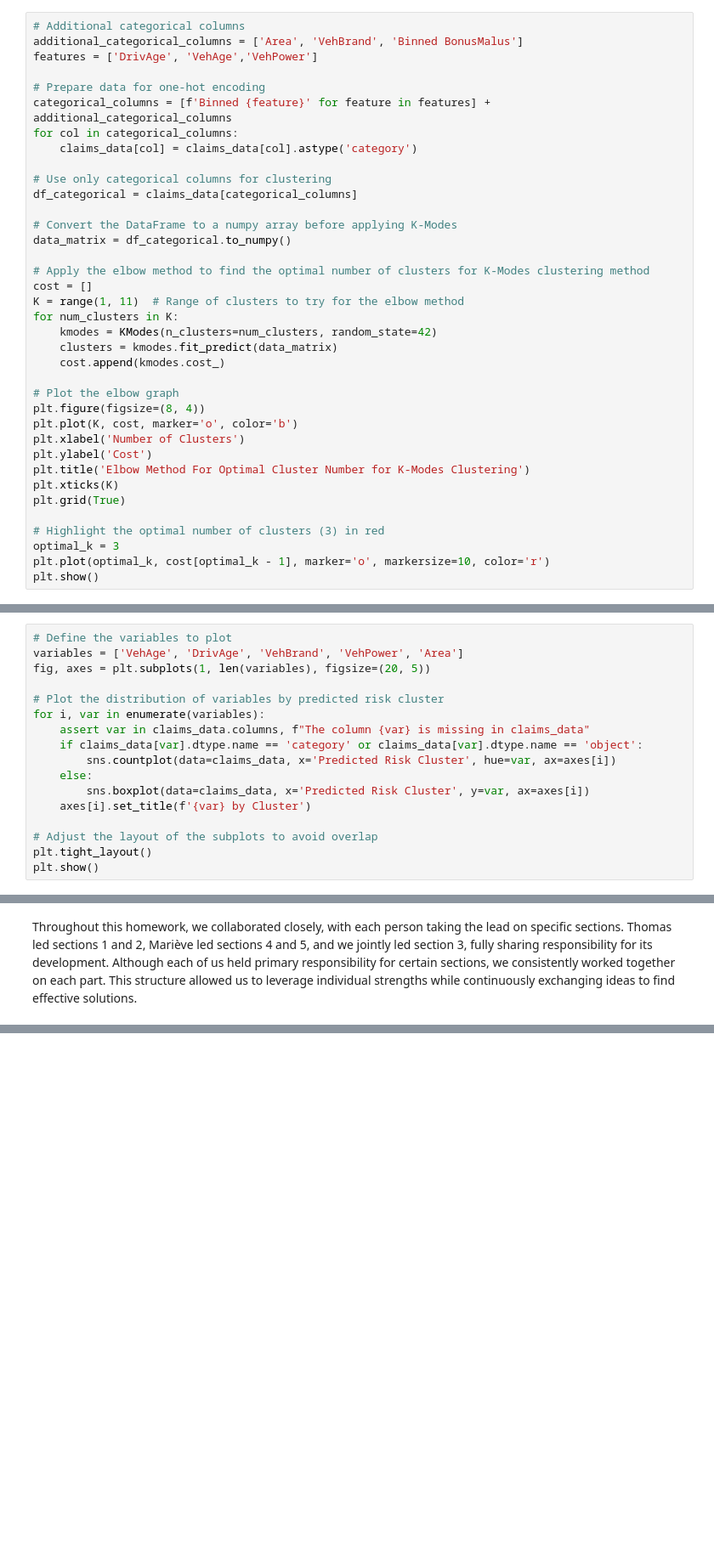
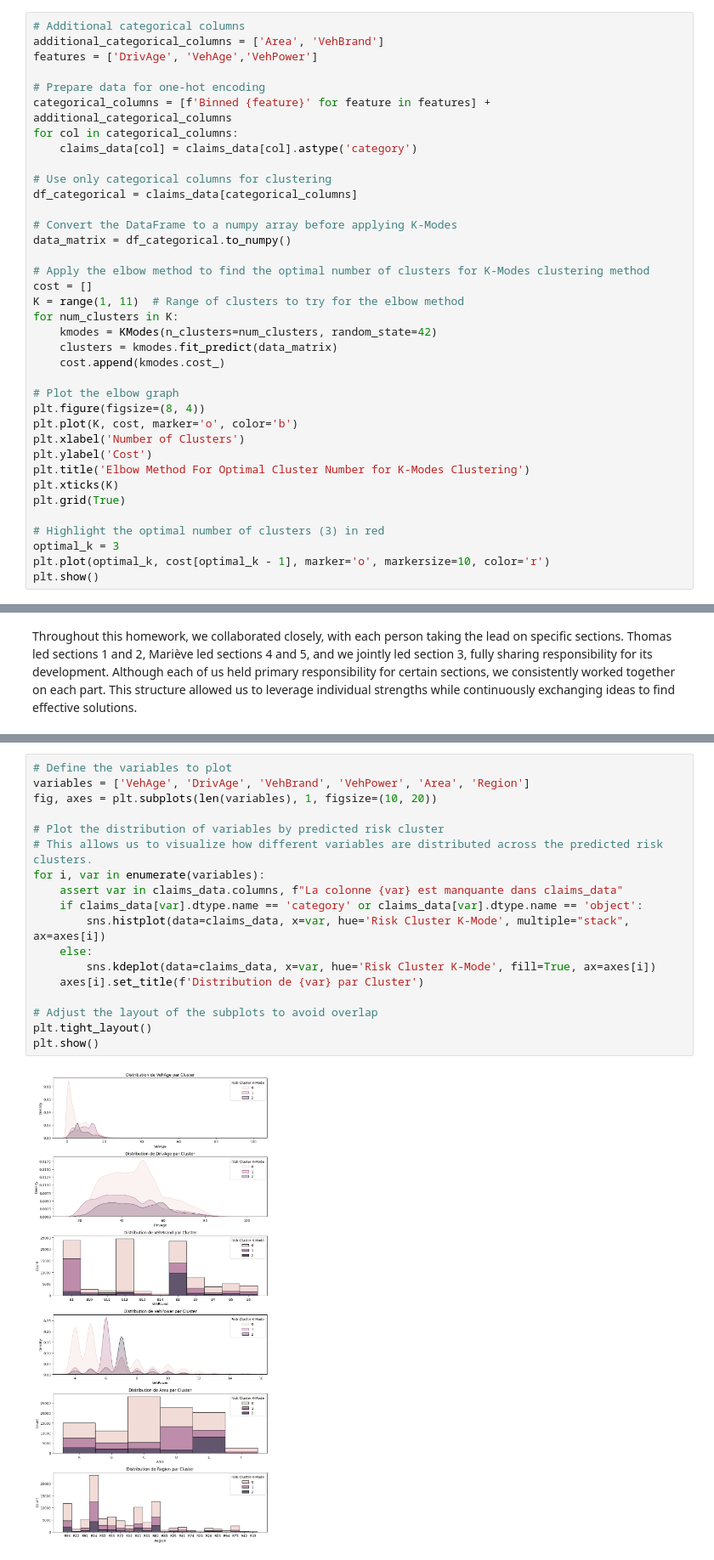
Before and after one commit to ThomasDeConinck/Assurance-Code-Python, a Jupyter notebook: assurances Code Python Case.ipynb, the cells around one changed output, grey strips where cells are left out. Shown at 85% size. Drawn from its saved outputs; the diff is of its cells as text; blank space fills up the shorter version.

```diff
--- a/assurances Code Python Case.ipynb
+++ b/assurances Code Python Case.ipynb
@@ -388,7 +316,7 @@ The elbow method is used to identify the optimal number of clusters for categori
 The results from running the code for the Elbow method provided us with the following graph which indicates that the ideal number of clusters for the dataset is `3`, if all 100 000 policyholders are used in the model.
 # %%
 # Additional categorical columns
-additional_categorical_columns = ['Area', 'VehBrand', 'Binned BonusMalus']
+additional_categorical_columns = ['Area', 'VehBrand']
 features = ['DrivAge', 'VehAge','VehPower']
 
 # Prepare data for one-hot encoding
@@ -602,17 +499,0 @@ plt.show()
-# %%
-# Define the variables to plot
-variables = ['VehAge', 'DrivAge', 'VehBrand', 'VehPower', 'Area']
-fig, axes = plt.subplots(1, len(variables), figsize=(20, 5))
-
-# Plot the distribution of variables by predicted risk cluster
-for i, var in enumerate(variables):
-    assert var in claims_data.columns, f"The column {var} is missing in claims_data"
-    if claims_data[var].dtype.name == 'category' or claims_data[var].dtype.name == 'object':
-        sns.countplot(data=claims_data, x='Predicted Risk Cluster', hue=var, ax=axes[i])
-    else:
-        sns.boxplot(data=claims_data, x='Predicted Risk Cluster', y=var, ax=axes[i])
-    axes[i].set_title(f'{var} by Cluster')
-
-# Adjust the layout of the subplots to avoid overlap
-plt.tight_layout()
-plt.show()
@@ -1556,0 +1521,20 @@ Throughout this homework, we collaborated closely, with each person taking the l
+# %%
+# Define the variables to plot
+variables = ['VehAge', 'DrivAge', 'VehBrand', 'VehPower', 'Area', 'Region']
+fig, axes = plt.subplots(len(variables), 1, figsize=(10, 20))
+
+# Plot the distribution of variables by predicted risk cluster
+# This allows us to visualize how different variables are distributed across the predicted risk clusters.
+for i, var in enumerate(variables):
+    assert var in claims_data.columns, f"La colonne {var} est manquante dans claims_data"
+    if claims_data[var].dtype.name == 'category' or claims_data[var].dtype.name == 'object':
+        sns.histplot(data=claims_data, x=var, hue='Risk Cluster K-Mode', multiple="stack", ax=axes[i])
+    else:
+        sns.kdeplot(data=claims_data, x=var, hue='Risk Cluster K-Mode', fill=True, ax=axes[i])
+    axes[i].set_title(f'Distribution de {var} par Cluster')
+
+# Adjust the layout of the subplots to avoid overlap
+plt.tight_layout()
+plt.show()
+# %% [output]
+[figure, added]
```
Also changed, not shown: parts of 35 cells of this notebook.
